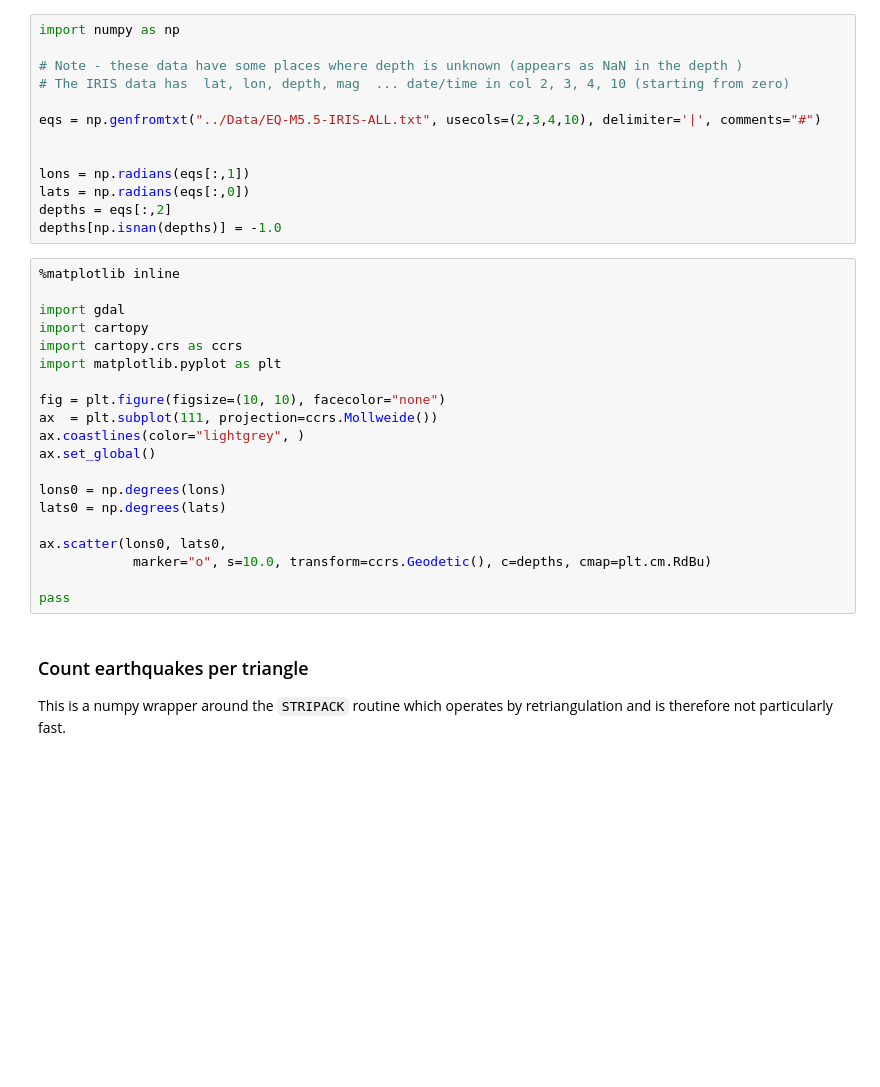
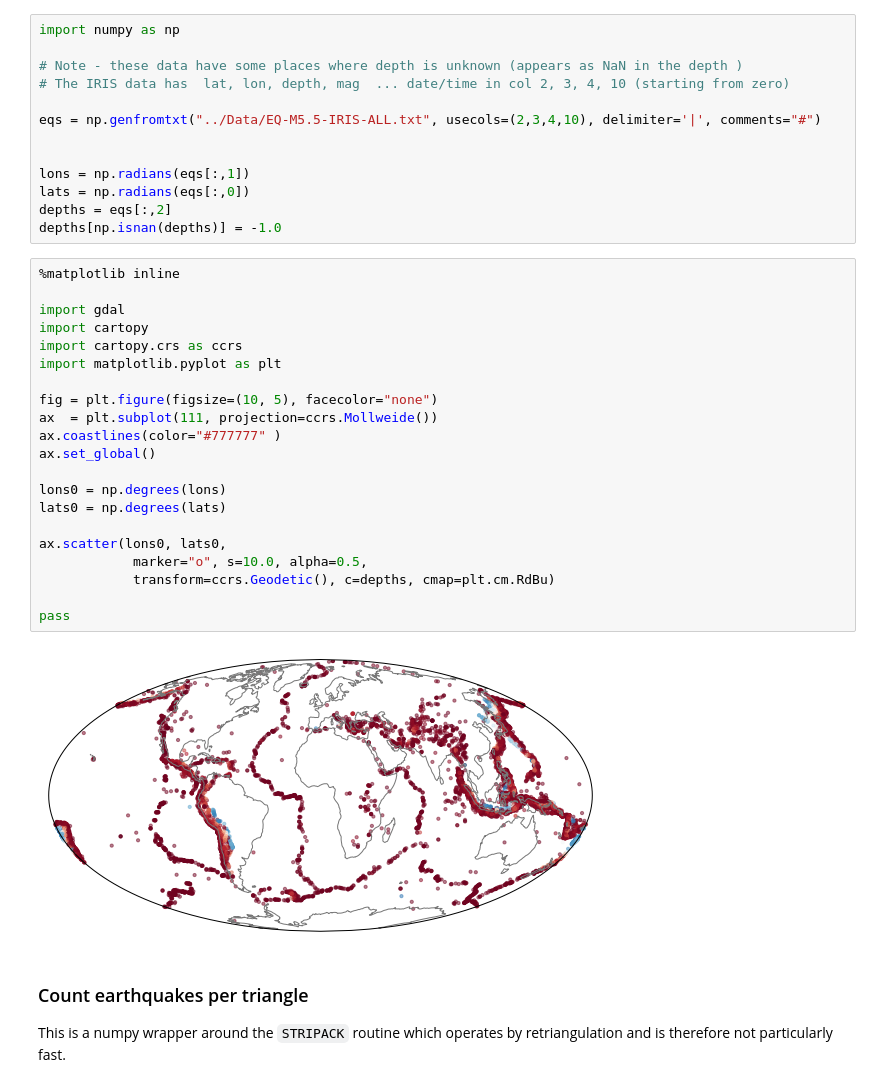
Before and after one commit to underworldcode/stripy, a Jupyter notebook: Notebooks/SphericalTriangulations/Ex6-Scattered-Data.ipynb, the cells around one changed output. Drawn from its saved outputs; the diff is of its cells as text; blank space fills up the shorter version.

```diff
--- a/Notebooks/SphericalTriangulations/Ex6-Scattered-Data.ipynb
+++ b/Notebooks/SphericalTriangulations/Ex6-Scattered-Data.ipynb
@@ -44,23 +46,26 @@ depths[np.isnan(depths)] = -1.0
 # %%
 %matplotlib inline
 
 import gdal
 import cartopy
 import cartopy.crs as ccrs
 import matplotlib.pyplot as plt
 
-fig = plt.figure(figsize=(10, 10), facecolor="none")
+fig = plt.figure(figsize=(10, 5), facecolor="none")
 ax  = plt.subplot(111, projection=ccrs.Mollweide())
-ax.coastlines(color="lightgrey", )
+ax.coastlines(color="#777777" )
 ax.set_global()
 
 lons0 = np.degrees(lons)
 lats0 = np.degrees(lats)
 
 ax.scatter(lons0, lats0,
-            marker="o", s=10.0, transform=ccrs.Geodetic(), c=depths, cmap=plt.cm.RdBu)
+            marker="o", s=10.0, alpha=0.5,
+            transform=ccrs.Geodetic(), c=depths, cmap=plt.cm.RdBu)
 
 pass
+# %% [output]
+[figure, added]
 # %% [markdown]
 ### Count earthquakes per triangle
 
```
Also changed, not shown: parts of 8 cells of this notebook, 11 other files.
